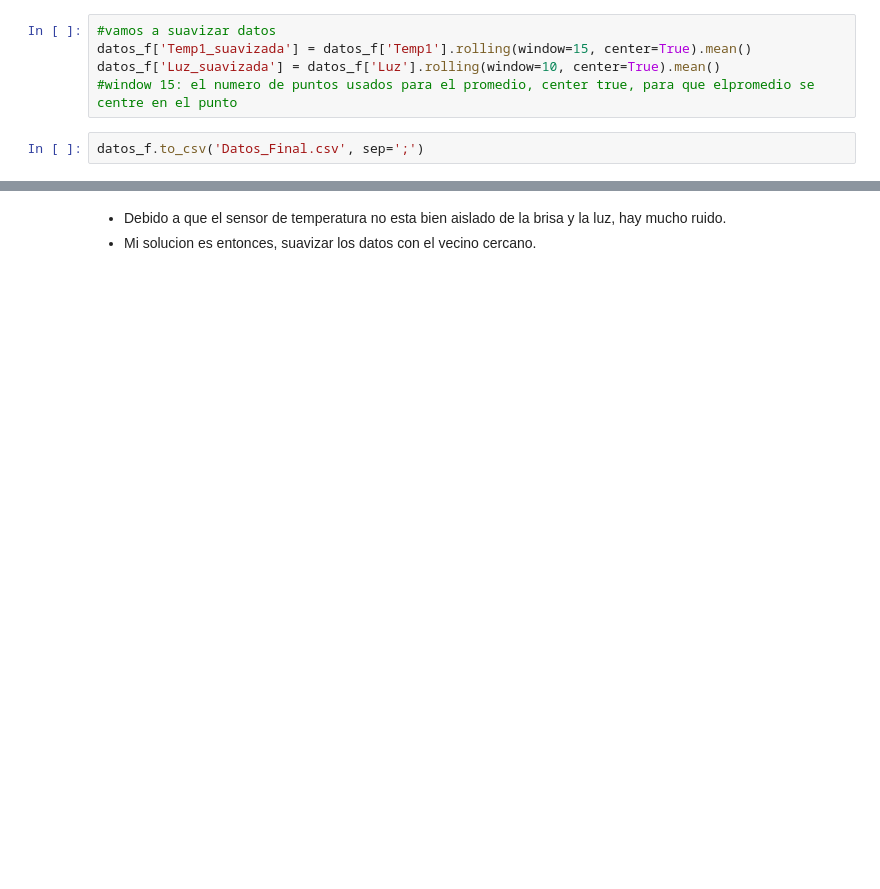
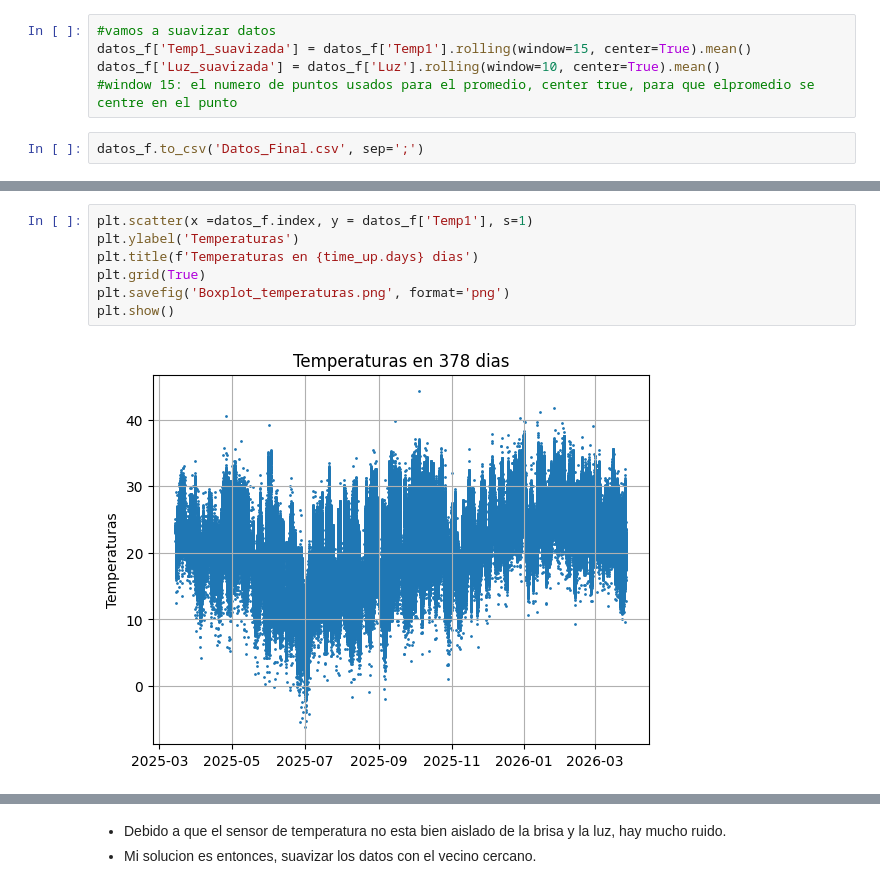
Before and after one commit to Juanchumu/ECO2, a Jupyter notebook: TP1/Eco2_tp1_final.ipynb, the cells around one changed output, grey strips where cells are left out. Saved outputs shown, nothing was run; the diff lists cells and outputs as text; blank space fills up the shorter version.

Commit message:
datos actualizados

```diff
--- a/TP1/Eco2_tp1_final.ipynb
+++ b/TP1/Eco2_tp1_final.ipynb
@@ -222,0 +227,9 @@ plt.show()
+# %%
+plt.scatter(x =datos_f.index, y = datos_f['Temp1'], s=1)
+plt.ylabel('Temperaturas')
+plt.title(f'Temperaturas en {time_up.days} dias')
+plt.grid(True)
+plt.savefig('Boxplot_temperaturas.png', format='png')
+plt.show()
+# %% [output]
+[figure, added]
```
Also changed, not shown: parts of 16 cells of this notebook, 8 other files.
